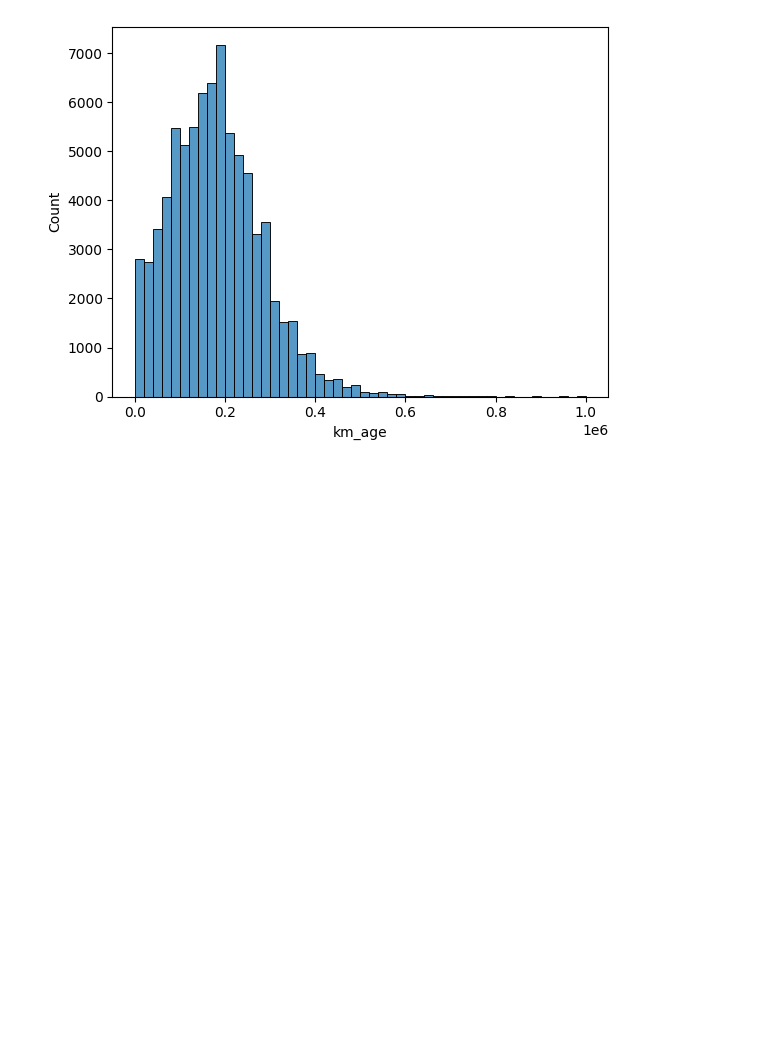
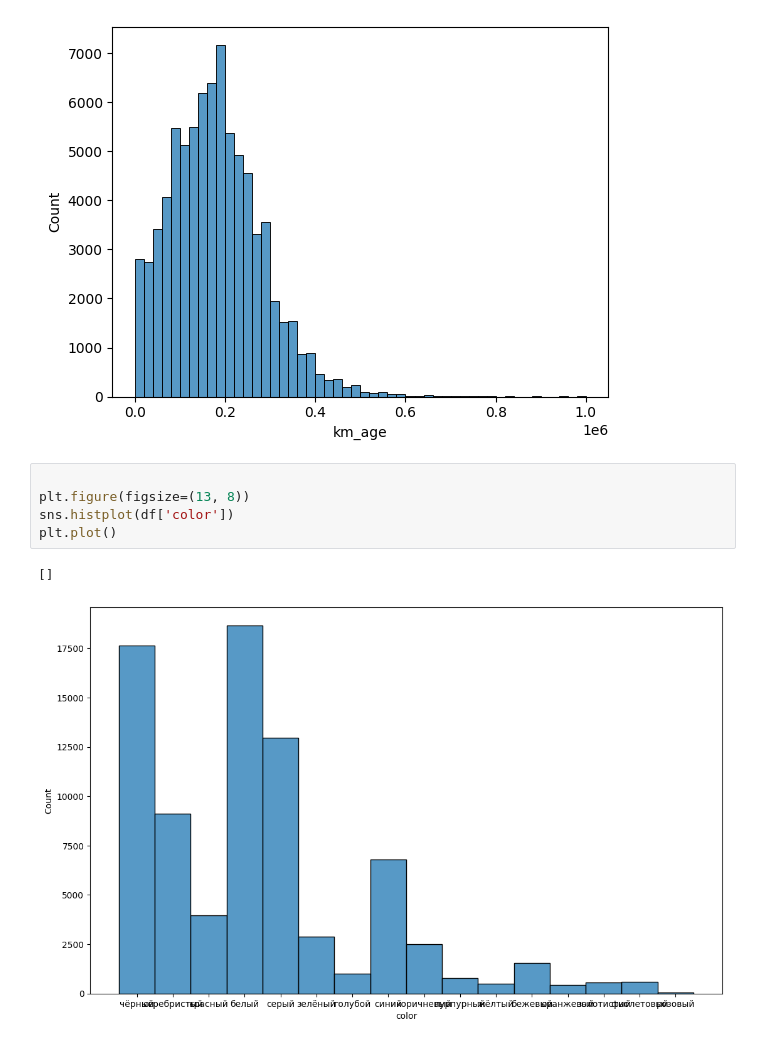
Before and after one commit to KazGet/Predict_car_price, a Jupyter notebook: notebooks/01_exploration.ipynb, the cells around one changed output. Saved outputs shown, nothing was run; the diff lists cells and outputs as text; blank space fills up the shorter version.

```diff
--- a/notebooks/01_exploration.ipynb
+++ b/notebooks/01_exploration.ipynb
@@ -137,3 +126,11 @@ sns.histplot(df['km_age'], bins=50)
 # %% [output]
 <Axes: xlabel='km_age', ylabel='Count'>
 [figure]
+# %%
+
+plt.figure(figsize=(13, 8))
+sns.histplot(df['color'])
+plt.plot()
+# %% [output]
+[]
+[figure, added]
```
Also changed, not shown: parts of 6 cells of this notebook.
